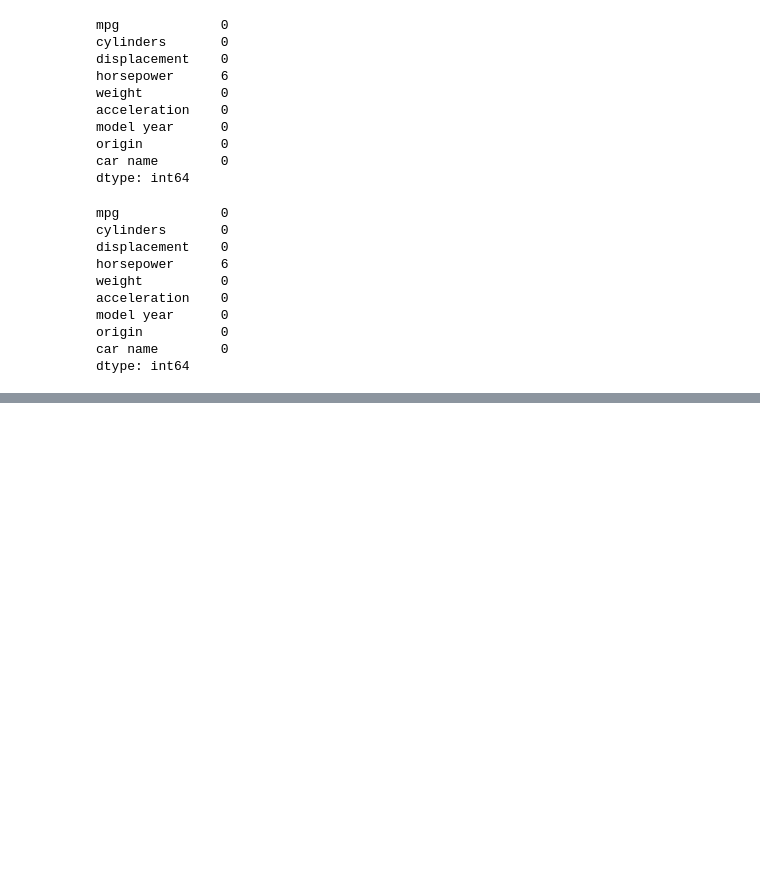
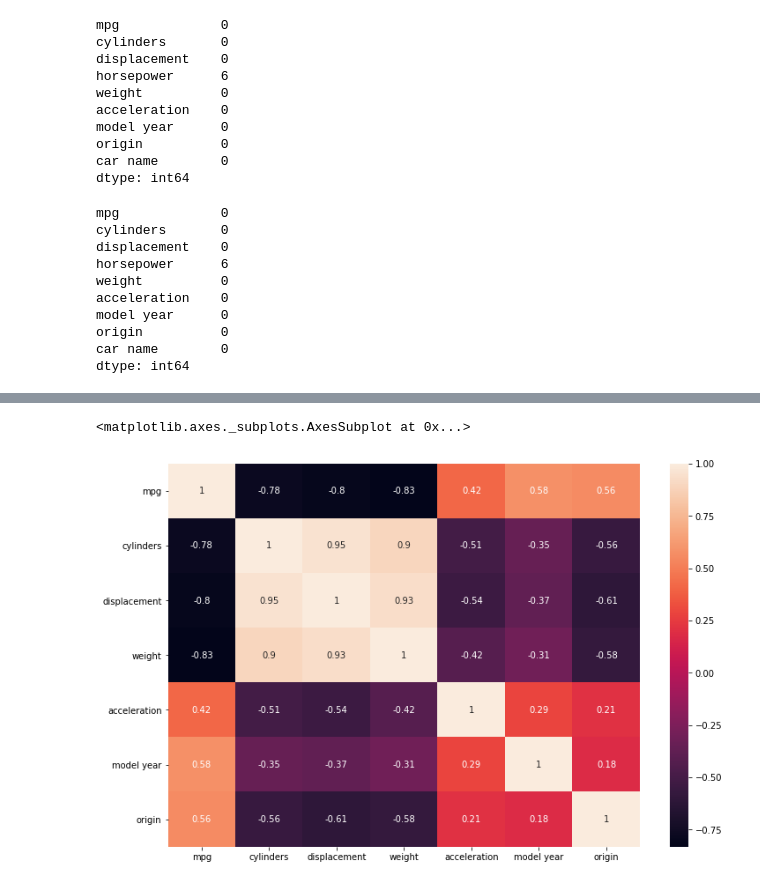
Before and after one commit to JohnMHoyt24/data-prep, a Jupyter notebook: data_prep.ipynb, the cells around one changed output, grey strips where cells are left out. Drawn from its saved outputs; the diff is of its cells as text; code cells hidden in the pictures; blank space fills up the shorter version.

```diff
--- a/data_prep.ipynb
+++ b/data_prep.ipynb
@@ -44,0 +97,4 @@ dtype: int64
+# %%
+cars_corr = automobile_df.corr()
+
+cars_corr
@@ -44,0 +110,8 @@ dtype: int64
+# %%
+import seaborn as sns
+
+fig, ax = plt.subplots(figsize = (12,8))
+sns.heatmap(cars_corr, annot = True)
+# %% [output]
+<matplotlib.axes._subplots.AxesSubplot at 0x...>
+[figure, added]
```
Also changed, not shown: parts of 6 cells of this notebook.
